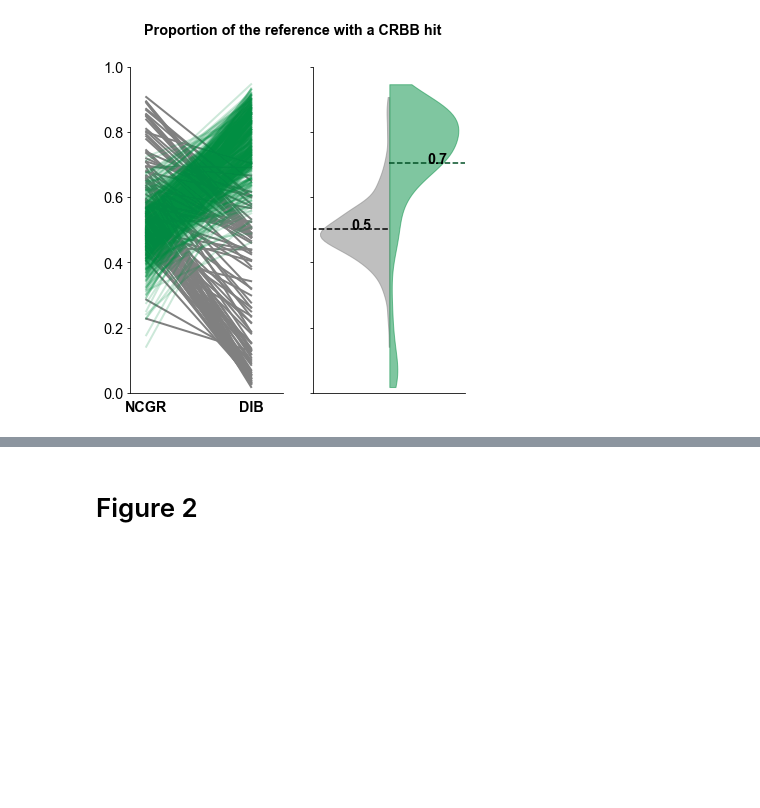
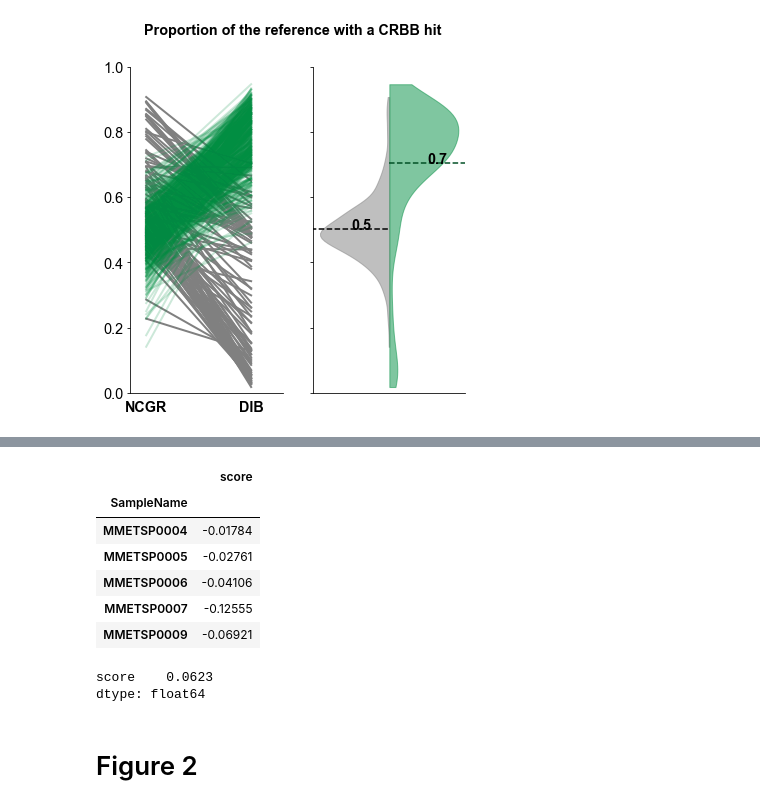
Before and after one commit to johnsolk/MMETSP, a Jupyter notebook: notebooks/GigaScience_Figures_all_evaluation_matrix.ipynb, the cells around one changed output, grey strips where cells are left out. Cells and saved outputs as stored; diff of their text form; code cells hidden in the pictures; blank space fills up the shorter version.

```diff
--- a/notebooks/GigaScience_Figures_all_evaluation_matrix.ipynb
+++ b/notebooks/GigaScience_Figures_all_evaluation_matrix.ipynb
@@ -217,4 +217,19 @@ diff_tmp.plot(kind='hist', bins=30)
 [figure]
+# %%
+diff_tmp.head()
+# %% [output]
+|  | score |
+| SampleName |  |
+| MMETSP0004 | -0.01784 |
+| MMETSP0005 | -0.02761 |
+| MMETSP0006 | -0.04106 |
+| MMETSP0007 | -0.12555 |
+| MMETSP0009 | -0.06921 |
+# %%
+numpy.std(diff_tmp)
+# %% [output]
+score    0.0623
+dtype: float64
 # %% [markdown]
 # Figure 2
 # %%
```
Also changed, not shown: parts of 10 cells of this notebook.
